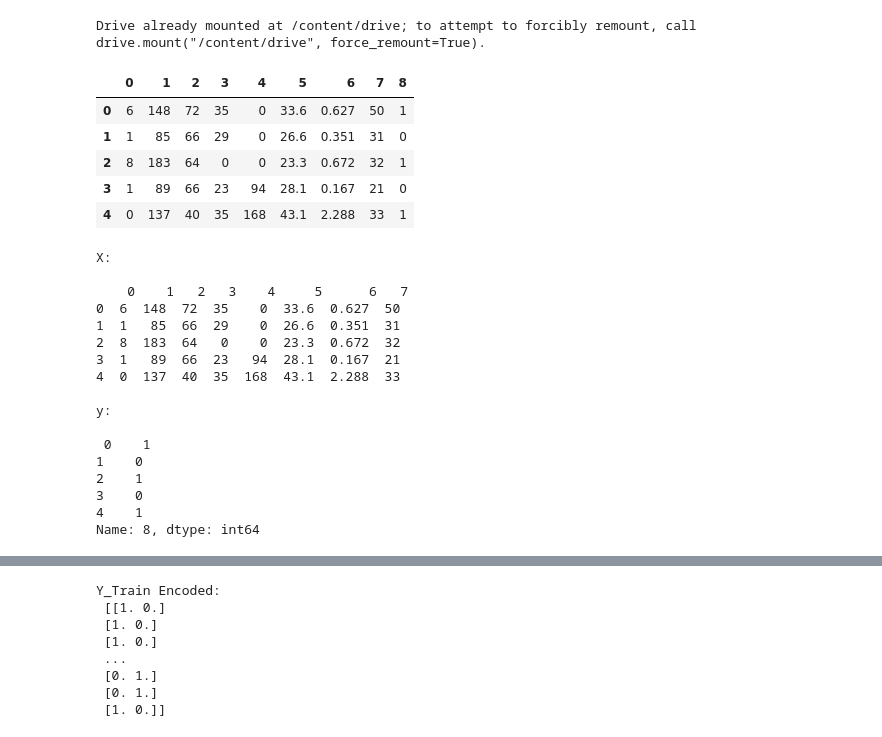
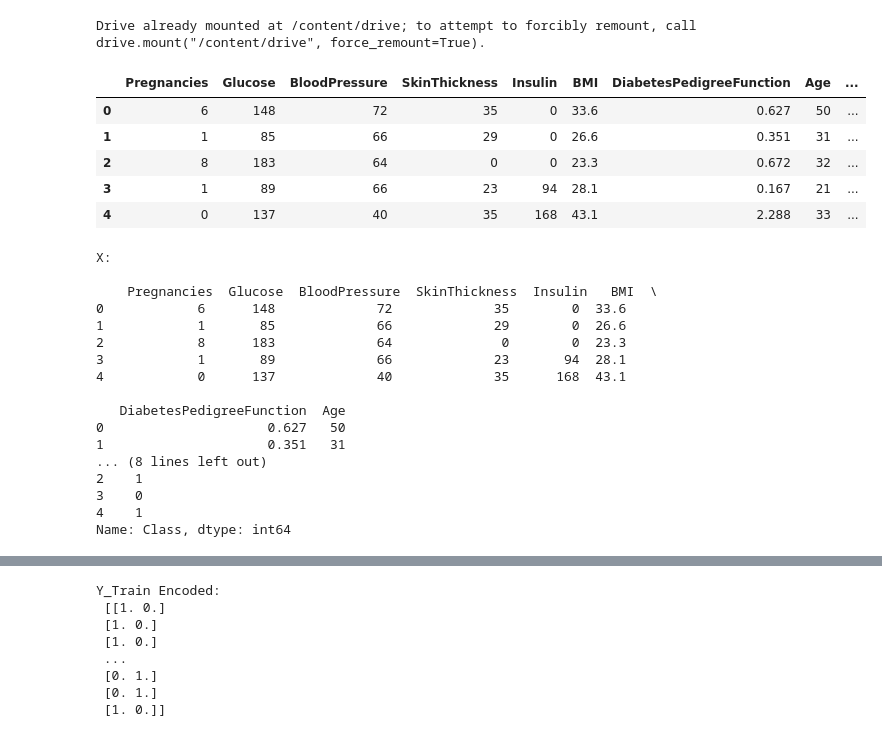
Before and after one commit to paulgureghian/Keras_Projects, a Jupyter notebook: AI_Diabetes_Keras_NN.ipynb, the cells around one changed output, grey strips where cells are left out. Drawn from its saved outputs; the diff is of its cells as text; code cells hidden in the pictures.

```diff
--- a/AI_Diabetes_Keras_NN.ipynb
+++ b/AI_Diabetes_Keras_NN.ipynb
@@ -37,40 +37,42 @@ from sklearn.metrics import accuracy_score
 from sklearn.model_selection import train_test_split
 # %%
 ### Import the dataset
-df = pd.read_csv('/content/drive/My Drive/Pima_Indians_Diabetes/pima_indians_diabetes.csv', header=None)
+df = pd.read_csv('/content/drive/My Drive/Pima_Indians_Diabetes/pima_indians_diabetes.csv', names=['Pregnancies', 'Glucose', 'BloodPressure',
+                                                                                                   'SkinThickness', 'Insulin', 'BMI',
+                                                                                                   'DiabetesPedigreeFunction', 'Age', 'Class'])
 df.head()
 # %% [output]
-|  | 0 | 1 | 2 | 3 | 4 | 5 | 6 | 7 | 8 |
-| 0 | 6 | 148 | 72 | 35 | 0 | 33.6 | 0.627 | 50 | 1 |
-| 1 | 1 | 85 | 66 | 29 | 0 | 26.6 | 0.351 | 31 | 0 |
-| 2 | 8 | 183 | 64 | 0 | 0 | 23.3 | 0.672 | 32 | 1 |
-| 3 | 1 | 89 | 66 | 23 | 94 | 28.1 | 0.167 | 21 | 0 |
-| 4 | 0 | 137 | 40 | 35 | 168 | 43.1 | 2.288 | 33 | 1 |
+|  | Pregnancies | Glucose | BloodPressure | SkinThickness | Insulin | BMI | DiabetesPedigreeFunction | Age | ... |
+| 0 | 6 | 148 | 72 | 35 | 0 | 33.6 | 0.627 | 50 | ... |
+| 1 | 1 | 85 | 66 | 29 | 0 | 26.6 | 0.351 | 31 | ... |
+| 2 | 8 | 183 | 64 | 0 | 0 | 23.3 | 0.672 | 32 | ... |
+| 3 | 1 | 89 | 66 | 23 | 94 | 28.1 | 0.167 | 21 | ... |
+| 4 | 0 | 137 | 40 | 35 | 168 | 43.1 | 2.288 | 33 | ... |
 # %%
 ### Set the feature and target variables
-X = df.drop(8, axis=1)
-y = df[8]
+X = df.drop('Class', axis=1)
+y = df['Class']
 
 print('X:\n\n', X.head(), '\n')
 print('y:\n\n', y.head())
 # %% [output]
 X:
 
-    0    1   2   3    4     5      6   7
-0  6  148  72  35    0  33.6  0.627  50
-1  1   85  66  29    0  26.6  0.351  31
-2  8  183  64   0    0  23.3  0.672  32
-3  1   89  66  23   94  28.1  0.167  21
-4  0  137  40  35  168  43.1  2.288  33
+    Pregnancies  Glucose  BloodPressure  SkinThickness  Insulin   BMI  \
+0            6      148             72             35        0  33.6
+1            1       85             66             29        0  26.6
+2            8      183             64              0        0  23.3
+3            1       89             66             23       94  28.1
+4            0      137             40             35      168  43.1
 
-y:
-
- 0    1
-1    0
+   DiabetesPedigreeFunction  Age
+0                     0.627   50
+1                     0.351   31
+... (8 lines left out)
 2    1
 3    0
 4    1
-Name: 8, dtype: int64
+Name: Class, dtype: int64
 # %%
 ### Scale the data
 X = scale(X)
```
Also changed, not shown: parts of 3 cells of this notebook.
